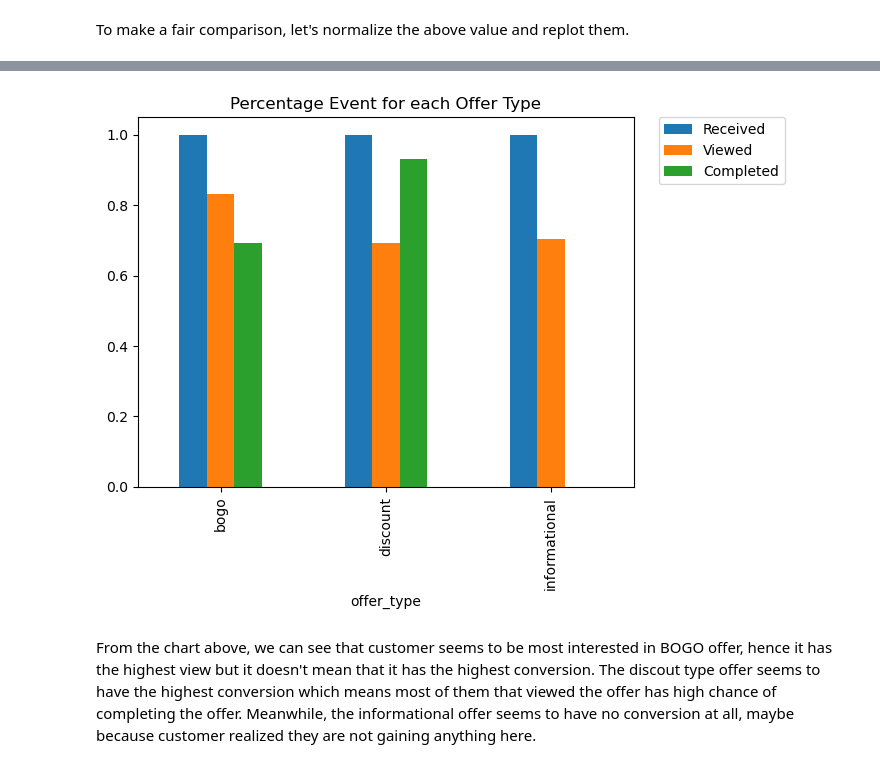
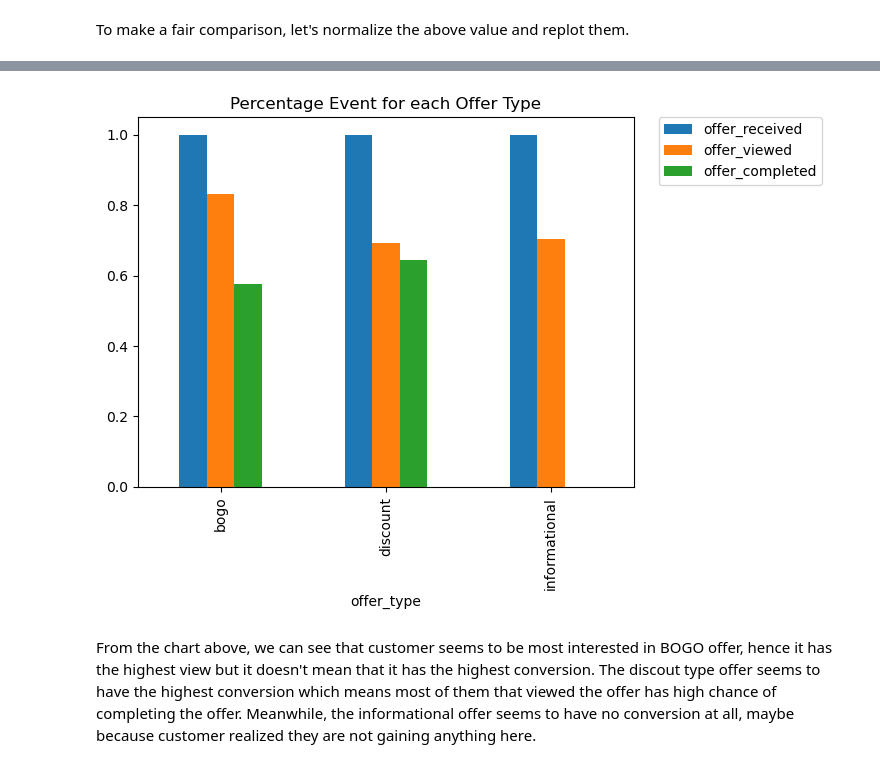
Before and after one commit to fatinshariff/sbcapstone, a Jupyter notebook: Starbucks_Capstone_Project.ipynb, the cells around one changed output, grey strips where cells are left out. Drawn from its saved outputs; the diff is of its cells as text; code cells hidden in the pictures.

```diff
--- a/Starbucks_Capstone_Project.ipynb
+++ b/Starbucks_Capstone_Project.ipynb
@@ -470,7 +470,7 @@ memory usage: 18.7 MB
 # %%
 #drop all rows contain NA because they are the customer with age~118 that we removed earlier in profile table
 
-transcript.dropna(axis = 0, subset = ['customer_id'], inplace = True)
+transcript.dropna(axis = 0, subset = ['customer_id'], inplace = True, ignore_index=True)
 # %%
 transcript.info()
 # %% [output]
@@ -546,10 +555,12 @@ c = pd.Series((offer_type_funnel.T/divider).iloc[2]/(offer_type_funnel.T/divider
 # %%
-ab = pd.merge(a,b, on = 'offer_type')
-pd.merge(ab,c, on = 'offer_type').plot.bar()
+# ab = pd.merge(a,b, on = 'offer_type')
+# pd.merge(ab,c, on = 'offer_type').plot.bar()
+offer_type = (offer_type_funnel.T/divider)/(offer_type_funnel.T/divider).iloc[0]
+offer_type.T.plot.bar()
 plt.legend(bbox_to_anchor=(1.05, 1),loc='upper left', borderaxespad=0.)
 plt.title("Percentage Event for each Offer Type");
 # %% [output]
-[figure, old version]
+[figure, new version]
 # %% [markdown]
 From the chart above, we can see that customer seems to be most interested in BOGO offer, hence it has the highest view but it doesn't mean that it has the highest conversion. The discout type offer seems to have the highest conversion which means most of them that viewed the offer has high chance of completing the offer. Meanwhile, the informational offer seems to have no conversion at all, maybe because customer realized they are not gaining anything here.
 # %% [markdown]
```
Also changed, not shown: parts of 23 cells of this notebook, 1 other file.
